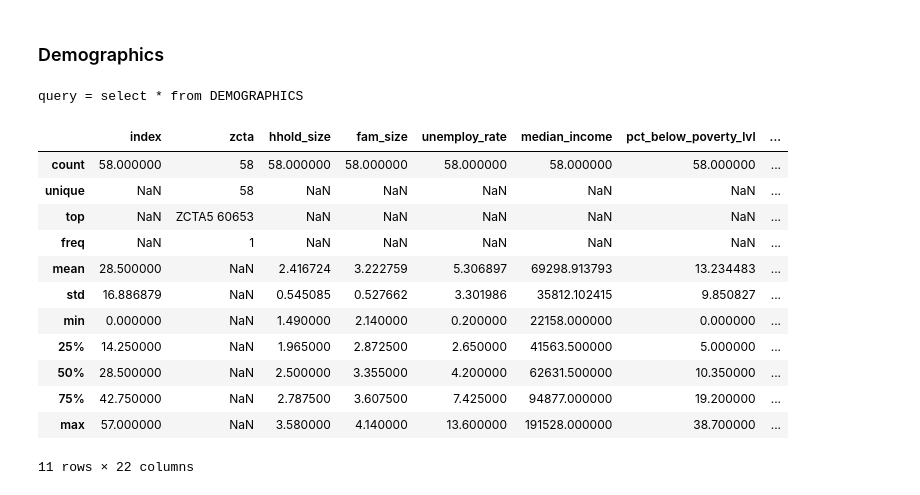
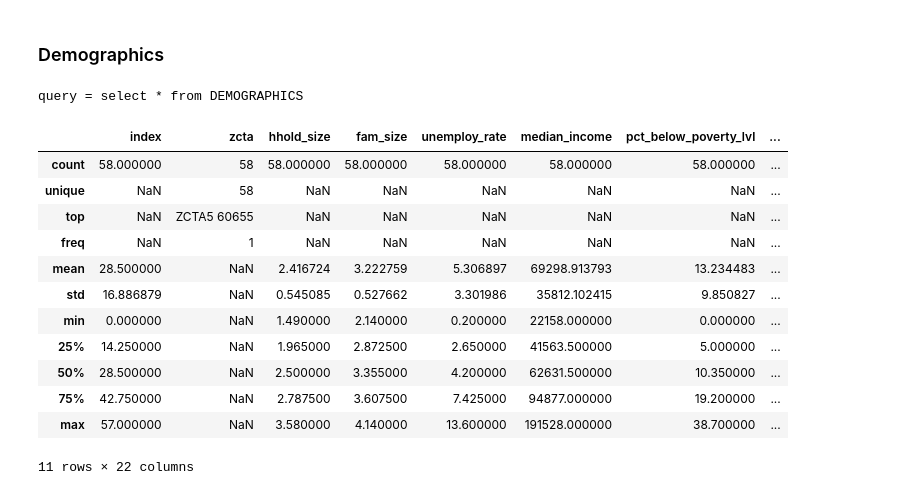
Before and after one commit to christiejibaraki/back2normal, a Jupyter notebook: back2normal/prod_data_review.ipynb, the cells around one changed output. Cells and saved outputs as stored; diff of their text form; code cells hidden in the pictures.

```diff
--- a/back2normal/prod_data_review.ipynb
+++ b/back2normal/prod_data_review.ipynb
@@ -111,16 +102,16 @@ query = select * from TRAFFIC_CRASH_DATA
 # %% [markdown]
 ### Demographics
 # %%
-query = f"select * from {CENSUS_TBL}"
+query = f"select * from {build_db.CENSUS_TBL}"
 print(f"query = {query}")
 census_df = pd.read_sql_query(query, db.conn)
 census_df.describe(include='all')
 # %% [output]
 query = select * from DEMOGRAPHICS
 |  | index | zcta | hhold_size | fam_size | unemploy_rate | median_income | pct_below_poverty_lvl | ... |
 | count | 58.000000 | 58 | 58.000000 | 58.000000 | 58.000000 | 58.000000 | 58.000000 | ... |
 | unique | NaN | 58 | NaN | NaN | NaN | NaN | NaN | ... |
-| top | NaN | ZCTA5 60653 | NaN | NaN | NaN | NaN | NaN | ... |
+| top | NaN | ZCTA5 60655 | NaN | NaN | NaN | NaN | NaN | ... |
 | freq | NaN | 1 | NaN | NaN | NaN | NaN | NaN | ... |
 | mean | 28.500000 | NaN | 2.416724 | 3.222759 | 5.306897 | 69298.913793 | 13.234483 | ... |
 | std | 16.886879 | NaN | 0.545085 | 0.527662 | 3.301986 | 35812.102415 | 9.850827 | ... |
```
Also changed, not shown: parts of 5 cells of this notebook.
